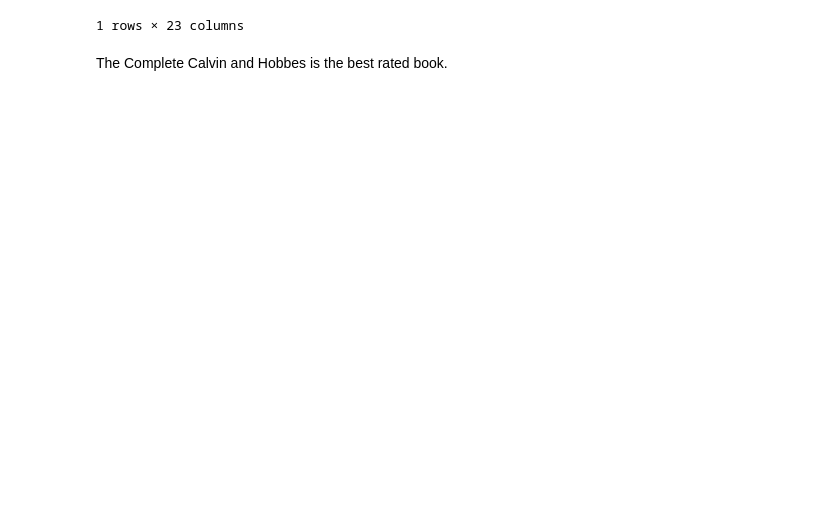
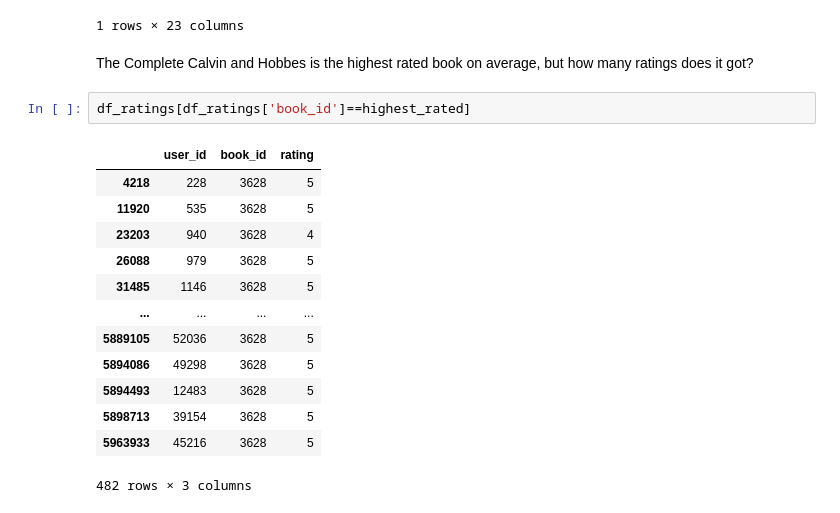
Before and after one commit to jeffnk05/fhw-recommendation-system, a Jupyter notebook: ALS/notebooks/item-item.ipynb, the cells around one changed output. Cells and saved outputs as stored; diff of their text form; blank space fills up the shorter version.

```diff
--- a/ALS/notebooks/item-item.ipynb
+++ b/ALS/notebooks/item-item.ipynb
@@ -127,4 +145,20 @@ df_books.loc[df_books['book_id'] == highest_rated]
 | 3627 | 3628 | 24812 | 24812 | 25599 | 14 | 740748475 | 9.780741e+12 | Bill Watterson | ... |
 1 rows × 23 columns
 # %% [markdown]
-The Complete Calvin and Hobbes is the best rated book.
+The Complete Calvin and Hobbes is the highest rated book on average, but how many ratings does it got?
+# %%
+df_ratings[df_ratings['book_id']==highest_rated]
+# %% [output]
+|  | user_id | book_id | rating |
+| 4218 | 228 | 3628 | 5 |
+| 11920 | 535 | 3628 | 5 |
+| 23203 | 940 | 3628 | 4 |
+| 26088 | 979 | 3628 | 5 |
+| 31485 | 1146 | 3628 | 5 |
+| ... | ... | ... | ... |
+| 5889105 | 52036 | 3628 | 5 |
+| 5894086 | 49298 | 3628 | 5 |
+| 5894493 | 12483 | 3628 | 5 |
+| 5898713 | 39154 | 3628 | 5 |
+| 5963933 | 45216 | 3628 | 5 |
+482 rows × 3 columns
```
Also changed, not shown: parts of 12 cells of this notebook.
